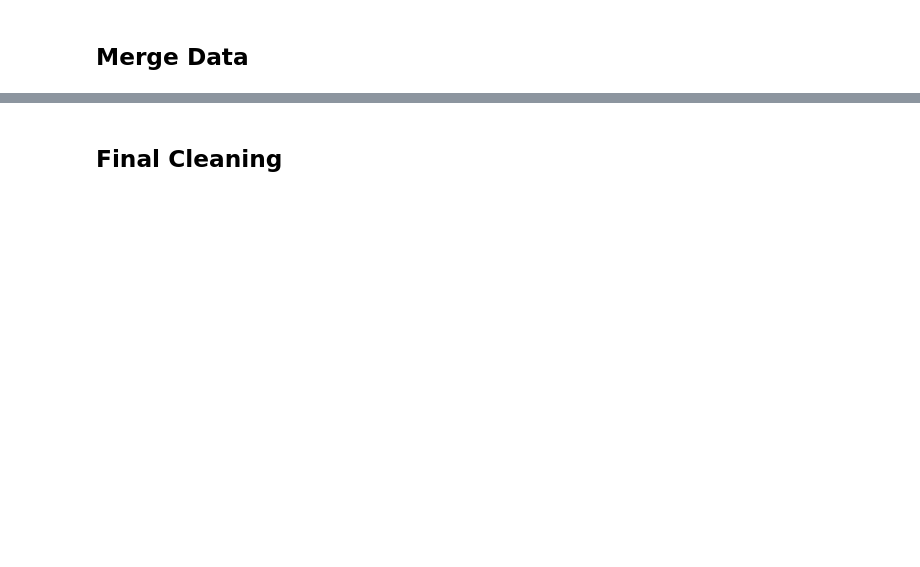
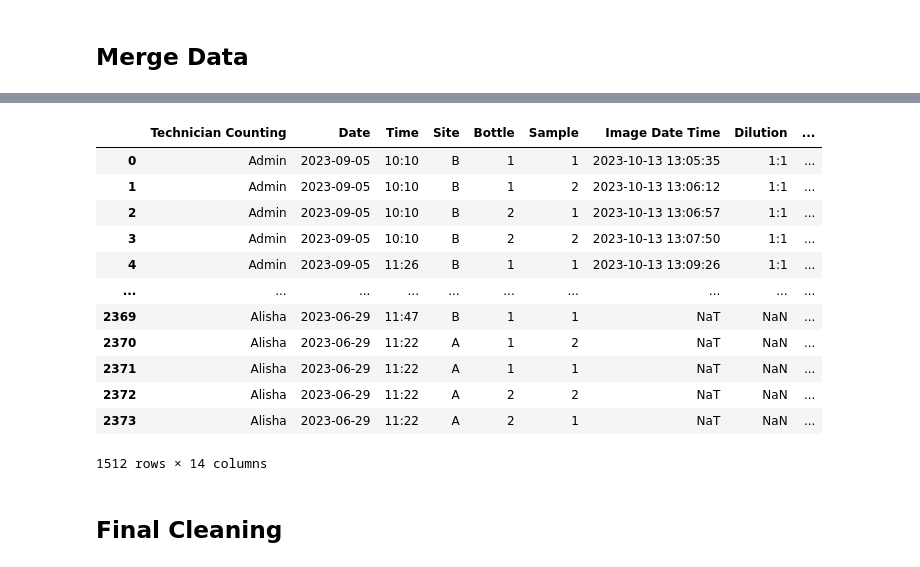
Before and after one commit to MassimilianoArca/Thames-Ecoli, a Jupyter notebook: thames/data_preprocessing/ecoli_dataset.ipynb, the cells around one changed output, grey strips where cells are left out. Drawn from its saved outputs; the diff is of its cells as text; code cells hidden in the pictures; blank space fills up the shorter version.

Commit message:
ecoli data visualization

```diff
--- a/thames/data_preprocessing/ecoli_dataset.ipynb
+++ b/thames/data_preprocessing/ecoli_dataset.ipynb
@@ -259,5 +401,9 @@ water_quality_df["Time"] = pd.to_datetime(
 
 water_quality_df.drop(columns=["FOLLOW UP"], inplace=True)
 water_quality_df.dropna(subset=["Temp C", "Ph", "Cond (ms)"], inplace=True)
+# %%
+# Split the sample column into two columns (Bottle and Sample) for those samples that are in the format "Bottle.Sample"
+water_quality_df.insert(loc=4, column="Bottle", value=water_quality_df["Sample"].astype(str).str.extract("(\d+)", expand=True))  # type: ignore
+water_quality_df.drop(columns=["Sample"], inplace=True)
 # %%
 water_quality_df
@@ -270,7 +458,9 @@ reader_manual_df = pd.concat(
 # %%
 full_df = pd.merge(
-    reader_manual_df,
-    water_quality_df,
+    left=reader_manual_df.rename({"Technician": "Technician Counting"}, axis=1),
+    right=water_quality_df.rename(
+        {"Technician": "Technician Water Quality"}, axis=1
+    ),
     how="outer",
-    on=["Technician", "Date", "Time", "Site", "Sample"],
+    on=["Date", "Time", "Site", "Bottle"],
 )
@@ -277,2 +483,22 @@ full_df = pd.merge(
+# %%
+full_df[
+    full_df[["Coliform (1ml)", "Ecoli (1ml)", "Temp C", "Ph", "Cond (ms)"]]
+    .notnull()
+    .all(axis=1)
+]
+# %% [output]
+|  | Technician Counting | Date | Time | Site | Bottle | Sample | Image Date Time | Dilution | ... |
+| 0 | Admin | 2023-09-05 | 10:10 | B | 1 | 1 | 2023-10-13 13:05:35 | 1:1 | ... |
+| 1 | Admin | 2023-09-05 | 10:10 | B | 1 | 2 | 2023-10-13 13:06:12 | 1:1 | ... |
+| 2 | Admin | 2023-09-05 | 10:10 | B | 2 | 1 | 2023-10-13 13:06:57 | 1:1 | ... |
+| 3 | Admin | 2023-09-05 | 10:10 | B | 2 | 2 | 2023-10-13 13:07:50 | 1:1 | ... |
+| 4 | Admin | 2023-09-05 | 11:26 | B | 1 | 1 | 2023-10-13 13:09:26 | 1:1 | ... |
+| ... | ... | ... | ... | ... | ... | ... | ... | ... | ... |
+| 2369 | Alisha | 2023-06-29 | 11:47 | B | 1 | 1 | NaT | NaN | ... |
+| 2370 | Alisha | 2023-06-29 | 11:22 | A | 1 | 2 | NaT | NaN | ... |
+| 2371 | Alisha | 2023-06-29 | 11:22 | A | 1 | 1 | NaT | NaN | ... |
+| 2372 | Alisha | 2023-06-29 | 11:22 | A | 2 | 2 | NaT | NaN | ... |
+| 2373 | Alisha | 2023-06-29 | 11:22 | A | 2 | 1 | NaT | NaN | ... |
+1512 rows × 14 columns
 # %% [markdown]
 ## Final Cleaning
```
Also changed, not shown: parts of 33 cells of this notebook, 4 other files.
